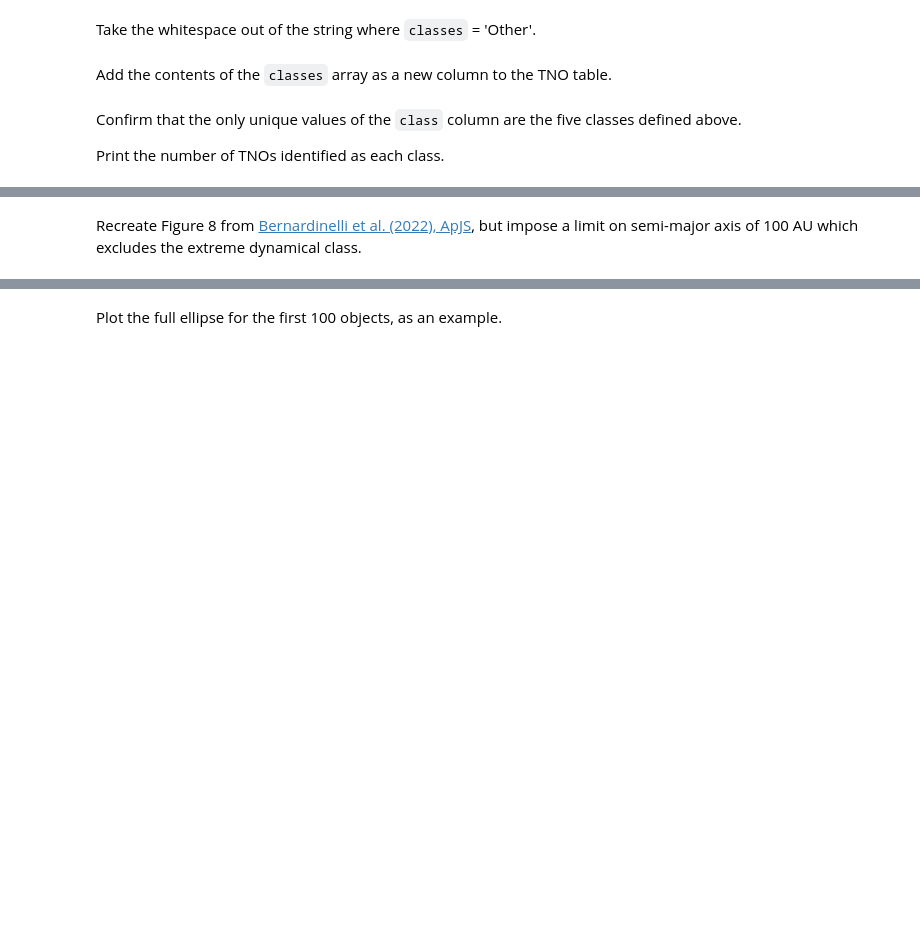
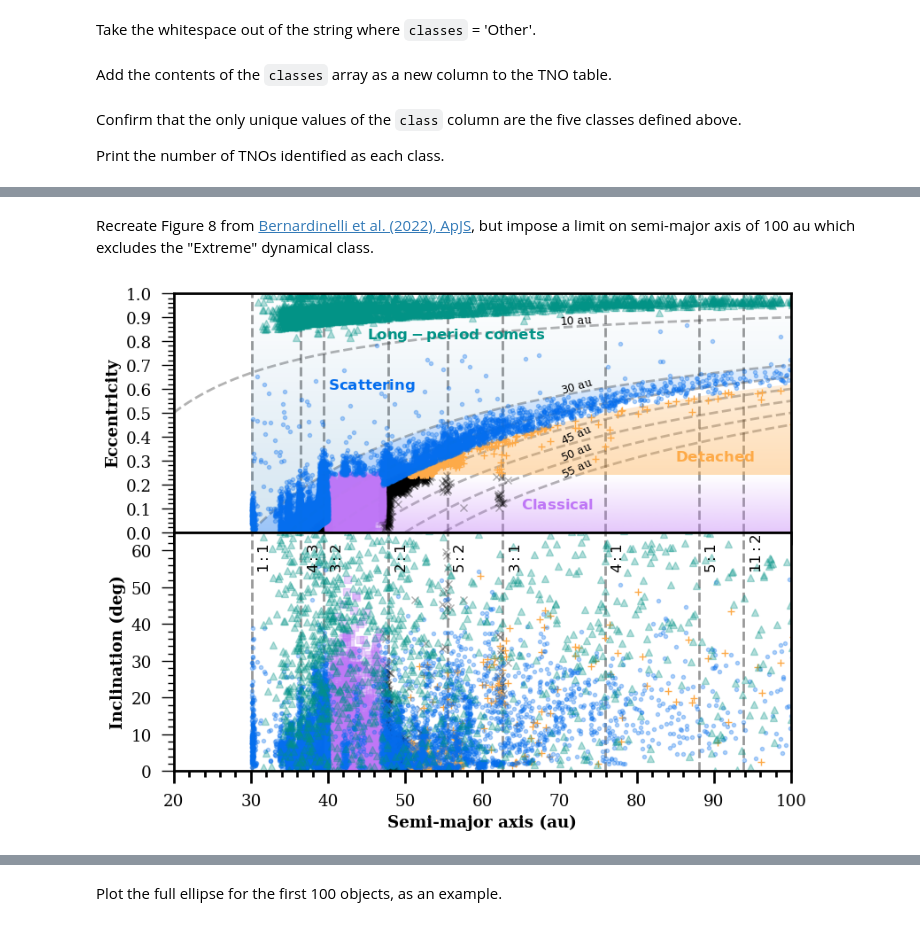
Before and after one commit to rubin-dp0/tutorial-notebooks, a Jupyter notebook: DP03_04_Trans-Neptunian_Objects.ipynb, the cells around one changed output, grey strips where cells are left out. Drawn from its saved outputs; the diff is of its cells as text; code cells hidden in the pictures; blank space fills up the shorter version.

```diff
--- a/DP03_04_Trans-Neptunian_Objects.ipynb
+++ b/DP03_04_Trans-Neptunian_Objects.ipynb
@@ -529,4 +613,5 @@ classes[mask_classical] = 'Classical'
 classes[mask_detached] = 'Detached'
 classes[mask_scattering] = 'Scattering'
 classes[mask_extreme] = 'Extreme'
+classes[mask_comets] = 'Comets'
 # %% [markdown]
@@ -554,68 +647,86 @@ Define five colors to use, one for each class.
 # %%
-class_to_color = {'Other': 'xkcd:scarlet',
-                  'Classical': 'xkcd:light purple',
-                  'Detached': 'xkcd:light orange',
-                  'Extreme': 'xkcd:light pink',
-                  'Scattering': 'xkcd:cerulean blue'}
+class_to_format = {'Other': ('xkcd:black', 'x', (0, (1, 10))),
+                   'Classical': ('xkcd:light purple', 's', 'dotted'),
+                   'Detached': ('xkcd:light orange', '+', 'dashed'),
+                   'Extreme': ('xkcd:scarlet', 'D', 'dashdot'),
+                   'Scattering': ('xkcd:cerulean blue', '.', 'solid'),
+                   'Comets': ('xkcd:teal', '^', (5, (10, 3)))}
 # %% [markdown]
 Recreate Figure 8 from
 [Bernardinelli et al. (2022), ApJS](https://ui.adsabs.harvard.edu/abs/2022ApJS..258...41B/abstract),
-but impose a limit on semi-major axis of 100 AU which excludes the extreme dynamical class.
+but impose a limit on semi-major axis of 100 au which excludes the "Extreme" dynamical class.
 # %%
 fig, (ax1, ax2) = plt.subplots(2, 1, sharex=True)
-fig.set_size_inches(12, 10)
+fig.set_size_inches(9, 7)
 plt.subplots_adjust(wspace=0, hspace=0)
 plt.rcParams["image.composite_image"] = False
 e = np.linspace(0, 0.99999, 10000)
 
-for i in [30, 35, 40, 45, 50, 55]:
-    ax1.plot(i / (1 - e), e, 'k--', alpha=0.3)
+for q in [10, 30, 35, 40, 45, 50, 55]:
+    ax1.plot(q / (1 - e), e, 'k--', alpha=0.3)
 
 for i, j in zip([1, 2, 3, 3, 4, 4, 5, 5, 11],
                 [1, 1, 1, 2, 1, 3, 2, 1, 2]):
-    ax1 = plotResonances(ax1, i, j, 0.8)
-    ax2 = plotResonances(ax2, i, j, )
+    ax1 = plotResonances(ax1, i, j, alpha=0.4)
+    ax2 = plotResonances(ax2, i, j, y_loc=55, alpha=0.4)
 
-gradientFill(30 / (1 - e), e, ax=ax1, alpha=0.3, invert=True)
-
-gradientFill(min_q_detached / (1 - e)[e > max_e_classical], e[e > max_e_classical],
-             ax=ax1, alpha=0.3, color=class_to_color['Detached'])
+gradientFill(30 / (1 - e), e, ax=ax1, alpha=0.2, invert=True)
+color, marker, _ = class_to_format['Detached']
+gradientFill(min_q_detached / (1 - e)[e > max_e_classical],
+             e[e > max_e_classical],
+             ax=ax1, alpha=0.4, color=color, marker=marker)
 
 scat = np.append(30 / (1 - e), 35 / (1 - e)[::-1])
 scat_e = np.append(e, e[::-1])
-gradientFill(scat, scat_e, ax=ax1, alpha=0.3, color=class_to_color['Scattering'])
+color, marker, _ = class_to_format['Scattering']
+gradientFill(scat, scat_e, ax=ax1, alpha=0.4,
+             color=color, marker=marker)
 
 cl = np.append(35 / (1 - e)[e < max_e_classical], 100)
 e_cl = np.append(e[e < max_e_classical], 0.24)
-gradientFill(cl, e_cl, ax=ax1, alpha=0.3, color=class_to_color['Classical'])
+color, marker, _ = class_to_format['Classical']
+gradientFill(cl, e_cl, ax=ax1, alpha=0.4, color=color, marker=marker)
 
-gradientFill(np.array([20, 30, 30]), np.array([0, 0, 1]), invert=True, ax=ax1, alpha=0.5,
-             color=class_to_color['Other'])
+for c in class_to_format.keys():
+    b = tnos[tnos['class'] == c]
+    use_alpha = 0.3
+    if c == 'Detached':
+        use_alpha = 1
+    color, marker, _ = class_to_format[c]
+    ax1.plot(b['a'], b['e'], marker, alpha=use_alpha, color=color)
+    ax2.plot(b['a'], b['incl'], marker, alpha=use_alpha, color=color)
 
-for c in ['Classical', 'Scattering', 'Detached', 'Other']:
-    b = tnos[tnos['class'] == c]
-    use_alpha = 0.9
-    if c == 'Classical':
-        use_alpha = 0.2
-    ax1.plot(b['a'], b['e'], '.', alpha=use_alpha, color=class_to_color[c])
-    ax2.plot(b['a'], b['incl'], '.', alpha=use_alpha, color=class_to_color[c])
+fontsize_labels = 12
+ax1.text(45, 0.81, r'$\bf{Long-period\ comets}$', rotation=0,
+         color=class_to_format['Comets'][0], fontsize=fontsize_labels)
+ax1.text(40, 0.6, r'$\bf{Scattering}$', rotation=0,
+         color=class_to_format['Scattering'][0], fontsize=fontsize_labels)
+ax1.text(85, 0.3, r'$\bf{Detached}$', rotation=0,
+         color=class_to_format['Detached'][0], fontsize=fontsize_labels)
+ax1.text(65, 0.1, r'$\bf{Classical}$', rotation=0,
+         color=class_to_format['Classical'][0], fontsize=fontsize_labels)
 
-ax1.text(40, 0.6, r'$\bf{Scattering}$', rotation=0, color=class_to_color['Scattering'], fontsize=18)
-ax1.text(85, 0.3, r'$\bf{Detached}$', rotation=0, color=class_to_color['Detached'], fontsize=18)
-ax1.text(65, 0.1, r'$\bf{Classical}$', rotation=0, color=class_to_color['Classical'], fontsize=18)
+fontsize_q_text = 9
+ax1.text(70, 0.23, r'$55$ au', rotation=25, fontsize=fontsize_q_text)
+ax1.text(70, 0.3, r'$50$ au', rotation=23, fontsize=fontsize_q_text)
+ax1.text(70, 0.37, r'$45$ au', rotation=24, fontsize=fontsize_q_text)
+ax1.text(70, 0.58, r'$30$ au', rotation=16, fontsize=fontsize_q_text)
+ax1.text(70, 0.87, r'$10$ au', rotation=3, fontsize=fontsize_q_text)
 
-ax2.set_xlabel('Semi-major axis (AU)')
+ax2.set_xlabel('Semi-major axis (au)')
 ax1.set_ylabel('Eccentricity')
 ax2.set_ylabel('Inclination (deg)')
 
 ax1.set_ylim(0, 1)
 ax2.set_ylim(0, 65)
 ax1.set_xlim(20, 100)
 ax2.set_xlim(20, 100)
 
 ax1.set_xticks(np.arange(20, 110, 10))
 ax1.set_yticks(np.arange(0, 1.1, 0.1))
 ax2.set_yticks(np.arange(0, 70, 10))
 
 plt.show()
+# %% [output]
+[figure, added]
 # %% [markdown]
```
Also changed, not shown: parts of 70 cells of this notebook.
